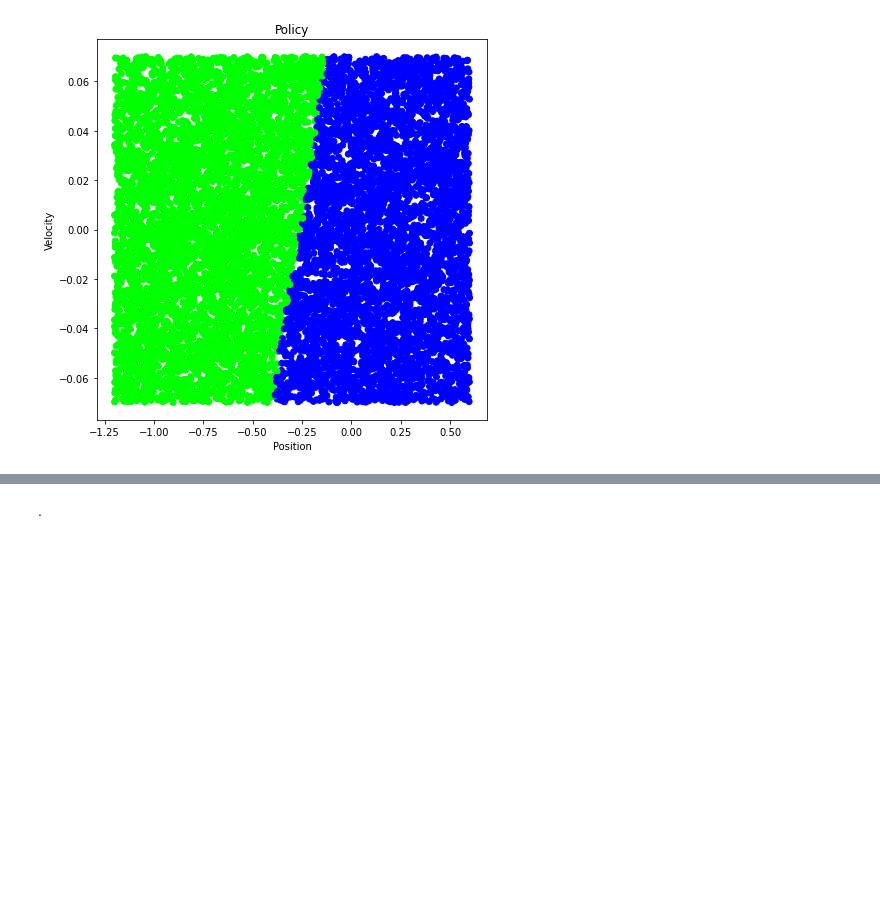
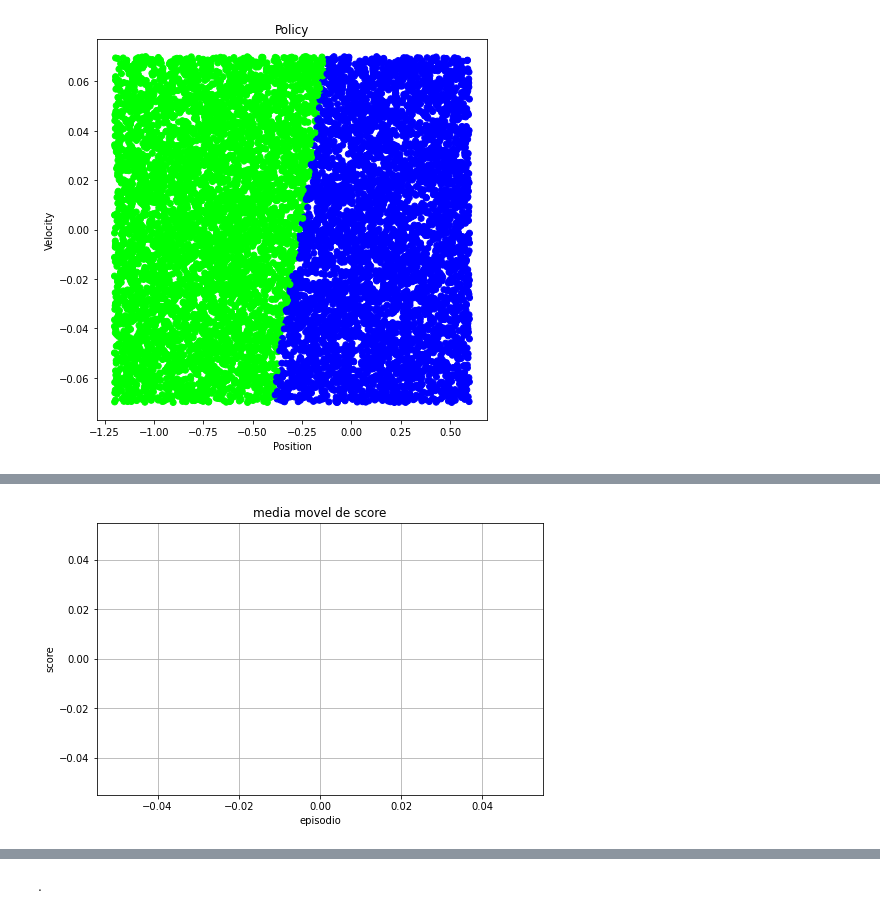
Before and after one commit to thiagodsd/science-avec-des, a Jupyter notebook: notas/lab_reforco_0b0000.ipynb, the cells around one changed output, grey strips where cells are left out. Saved outputs shown, nothing was run; the diff lists cells and outputs as text; code cells hidden in the pictures; blank space fills up the shorter version.

```diff
--- a/notas/lab_reforco_0b0000.ipynb
+++ b/notas/lab_reforco_0b0000.ipynb
@@ -1563,0 +1565,4 @@ env.close()
+# %%
+from torch.distributions import Categorical
+
+DEVICE = "cpu"
@@ -1563,0 +1727,13 @@ env.close()
+# %%
+hparams_model = {
+    "hidden_layers" : (32,) ,
+    "func_ativacao" : F.relu ,
+    "func_opt" : optim.RMSprop ,
+    "func_loss" : F.mse_loss ,
+}
+
+hparams_reforco = {
+    "MAX" : 555 ,
+}
+
+RL = Solver(gym.make("MountainCarContinuous-v0"), hparams_model, hparams_reforco)
@@ -1563,0 +1784,10 @@ env.close()
+# %%
+pd.Series(RL.scores).plot(linewidth=0.25)
+pd.Series(RL.scores).rolling(100).mean().plot(linewidth=0.75, figsize=(8, 5))
+
+plt.xlabel("episodio")
+plt.ylabel("score")
+plt.title("media movel de score")
+plt.grid()
+# %% [output]
+[figure, added]
```
Also changed, not shown: parts of 23 cells of this notebook, 1 other file.
